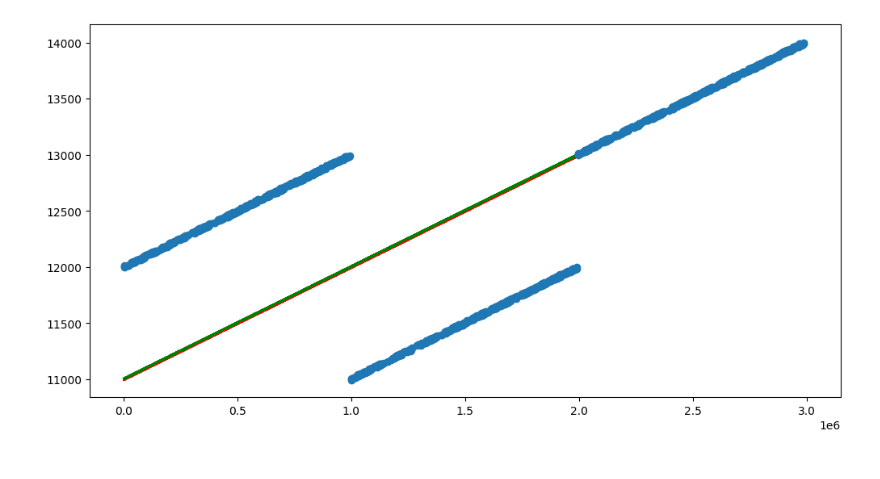
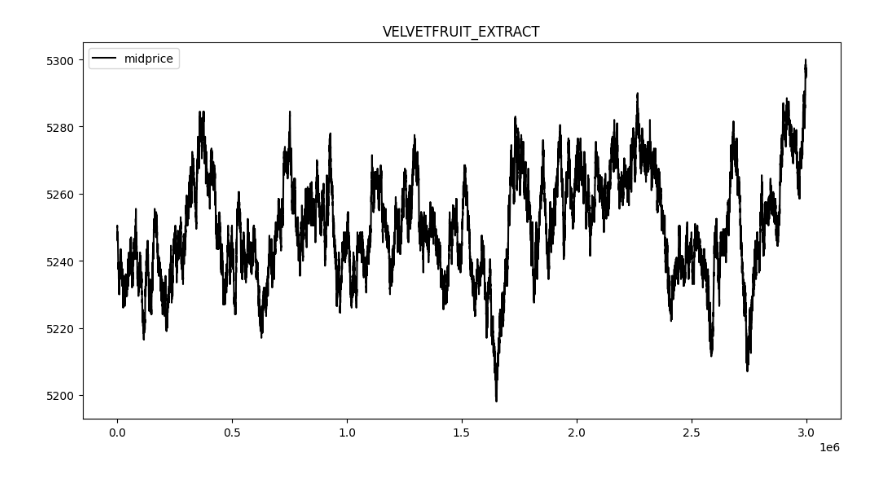
Before and after one commit to MathijsDoel/prosperity4, a Jupyter notebook: plotter.ipynb, the cells around one changed output. Saved outputs shown, nothing was run; the diff lists cells and outputs as text; code cells hidden in the pictures.

```diff
--- a/plotter.ipynb
+++ b/plotter.ipynb
@@ -14,12 +14,14 @@ def offset_and_concat_by_file(dfs):
         running_max = d["timestamp"].max()
     return pd.concat(adjusted, ignore_index=True)
 # %%
-day_m2 = pd.read_csv('./data/Wiki_ROUND_2_data/prices_round_2_day_-1.csv', sep=';')
-day_m1 = pd.read_csv('./data/Wiki_ROUND_2_data/prices_round_2_day_0.csv', sep=';')
-day_0 = pd.read_csv('./data/Wiki_ROUND_2_data/prices_round_2_day_1.csv', sep=';')
+location = "./data/ROUND_3/"
+
+day_m2 = pd.read_csv(location + 'prices_round_3_day_0.csv', sep=';')
+day_m1 = pd.read_csv(location + 'prices_round_3_day_1.csv', sep=';')
+day_0 = pd.read_csv(location + 'prices_round_3_day_2.csv', sep=';')
 
 df = offset_and_concat_by_file([day_m2, day_m1, day_0])
 
-df.head()
+df.head(20)
 # %% [output]
 |  | day | timestamp | product | bid_price_1 | bid_volume_1 | bid_price_2 | bid_volume_2 | bid_price_3 | ... |
@@ -31,6 +44,7 @@ df.head()
 # %%
-p1 = df[df["product"] == "INTARIAN_PEPPER_ROOT"]
-p2 = df[df["product"] == "ASH_COATED_OSMIUM"]
+p1 = df[df["product"] == "VELVETFRUIT_EXTRACT"]
+p2 = df[df["product"] == "HYDROGEL_PACK"]
+VEV_6000 = df[df["product"] == "VEV_5500"]
 
 p1.head()
 # %% [output]
@@ -105,8 +321,11 @@ plt.show()
 # %%
 fig, ax = plt.subplots(figsize=(12, 6))
-ax.plot(p1["timestamp"], p1["bid_price_1"], color="red")
-ax.plot(p1["timestamp"], p1["ask_price_1"], color="green")
-ax.plot(p1_trades["timestamp"], p1_trades["price"], 'o')
+# ax.plot(p1["mid_price"], label="midprice")
+
+timestamps = np.linspace(0, 3*1e6, 1000)
+ax.plot(p1["timestamp"], p1["mid_price"], color="black", label="midprice")
+plt.legend()
+plt.title(p1['product'].iloc[0])
 plt.show()
 # %% [output]
-[figure, old version]
+[figure, new version]
```
Also changed, not shown: parts of 38 cells of this notebook, 5 other files.
